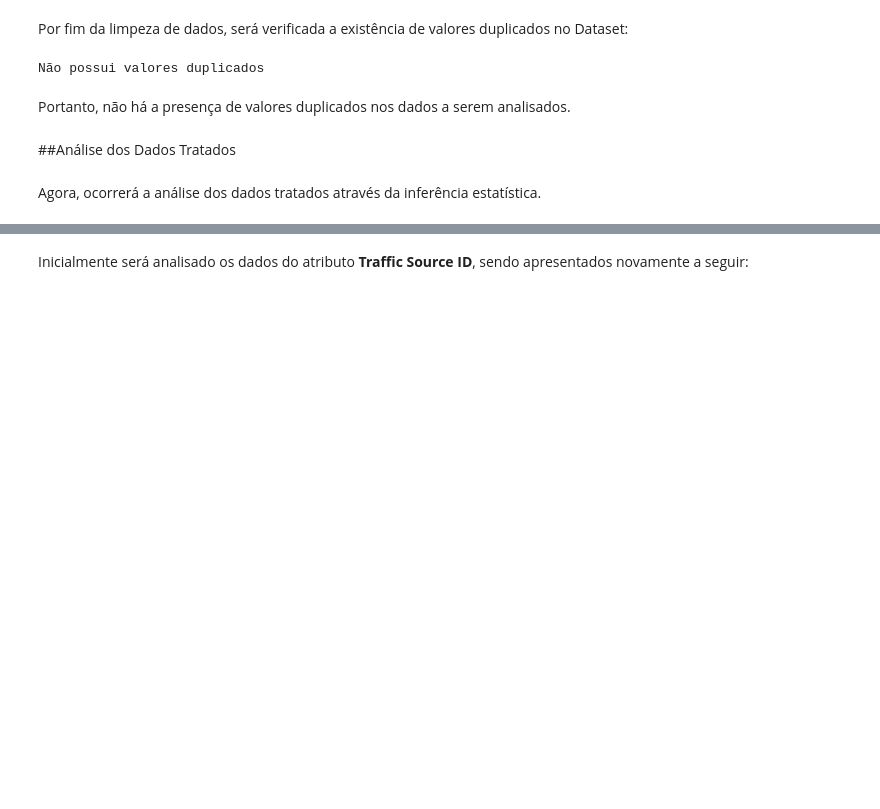
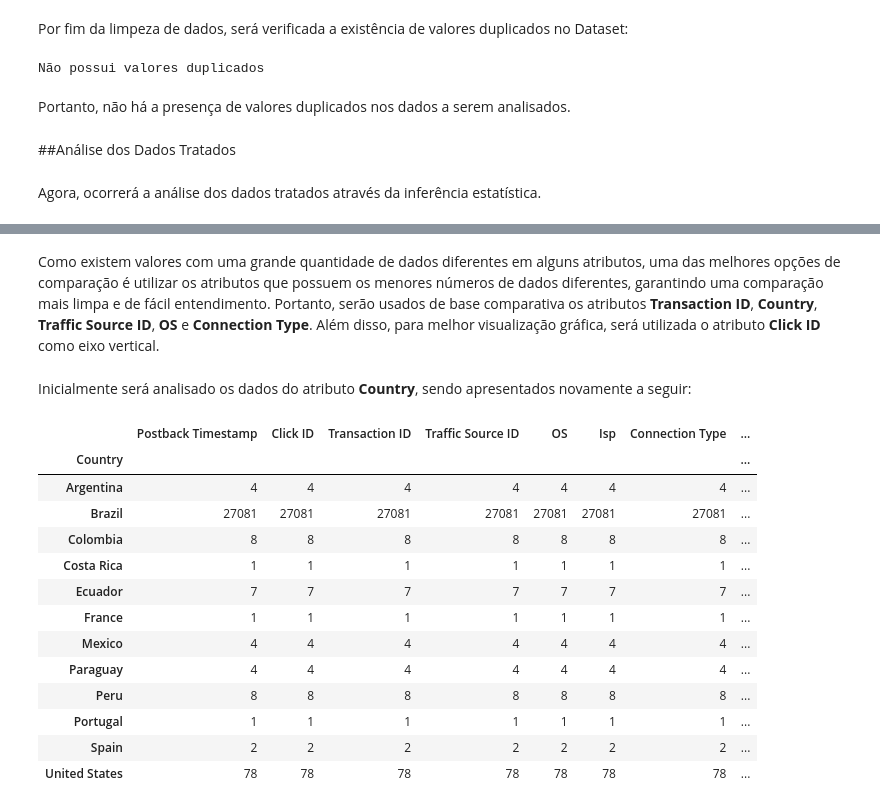
Before and after one commit to GinLuc/Case-Data-Analytics-Intern---RankMyApp, a Jupyter notebook: Analise_9CaBer_RankMyApp.ipynb, the cells around one changed output, grey strips where cells are left out. Cells and saved outputs as stored; diff of their text form; code cells hidden in the pictures; blank space fills up the shorter version.

```diff
--- a/Analise_9CaBer_RankMyApp.ipynb
+++ b/Analise_9CaBer_RankMyApp.ipynb
@@ -255,2 +288,22 @@ De acordo com os dados da campanha anterior, suas segmentações utilizadas fora
+# %% [markdown]
+Como existem valores com uma grande quantidade de dados diferentes em alguns atributos, uma das melhores opções de comparação é utilizar os atributos que possuem os menores números de dados diferentes, garantindo uma comparação mais limpa e de fácil entendimento. Portanto, serão usados de base comparativa os atributos **Transaction ID**, **Country**, **Traffic Source ID**, **OS** e **Connection Type**. Além disso, para melhor visualização gráfica, será utilizada o atributo **Click ID** como eixo vertical.
 # %% [markdown]
-Inicialmente será analisado os dados do atributo **Traffic Source ID**, sendo apresentados novamente a seguir:
+Inicialmente será analisado os dados do atributo **Country**, sendo apresentados novamente a seguir:
+# %%
+#Amostragem dos Países
+taxi_app.groupby(["Country"]).count()
+# %% [output]
+|  | Postback Timestamp | Click ID | Transaction ID | Traffic Source ID | OS | Isp | Connection Type | ... |
+| Country |  |  |  |  |  |  |  | ... |
+| Argentina | 4 | 4 | 4 | 4 | 4 | 4 | 4 | ... |
+| Brazil | 27081 | 27081 | 27081 | 27081 | 27081 | 27081 | 27081 | ... |
+| Colombia | 8 | 8 | 8 | 8 | 8 | 8 | 8 | ... |
+| Costa Rica | 1 | 1 | 1 | 1 | 1 | 1 | 1 | ... |
+| Ecuador | 7 | 7 | 7 | 7 | 7 | 7 | 7 | ... |
+| France | 1 | 1 | 1 | 1 | 1 | 1 | 1 | ... |
+| Mexico | 4 | 4 | 4 | 4 | 4 | 4 | 4 | ... |
+| Paraguay | 4 | 4 | 4 | 4 | 4 | 4 | 4 | ... |
+| Peru | 8 | 8 | 8 | 8 | 8 | 8 | 8 | ... |
+| Portugal | 1 | 1 | 1 | 1 | 1 | 1 | 1 | ... |
+| Spain | 2 | 2 | 2 | 2 | 2 | 2 | 2 | ... |
+| United States | 78 | 78 | 78 | 78 | 78 | 78 | 78 | ... |
```
Also changed, not shown: parts of 24 cells of this notebook.
